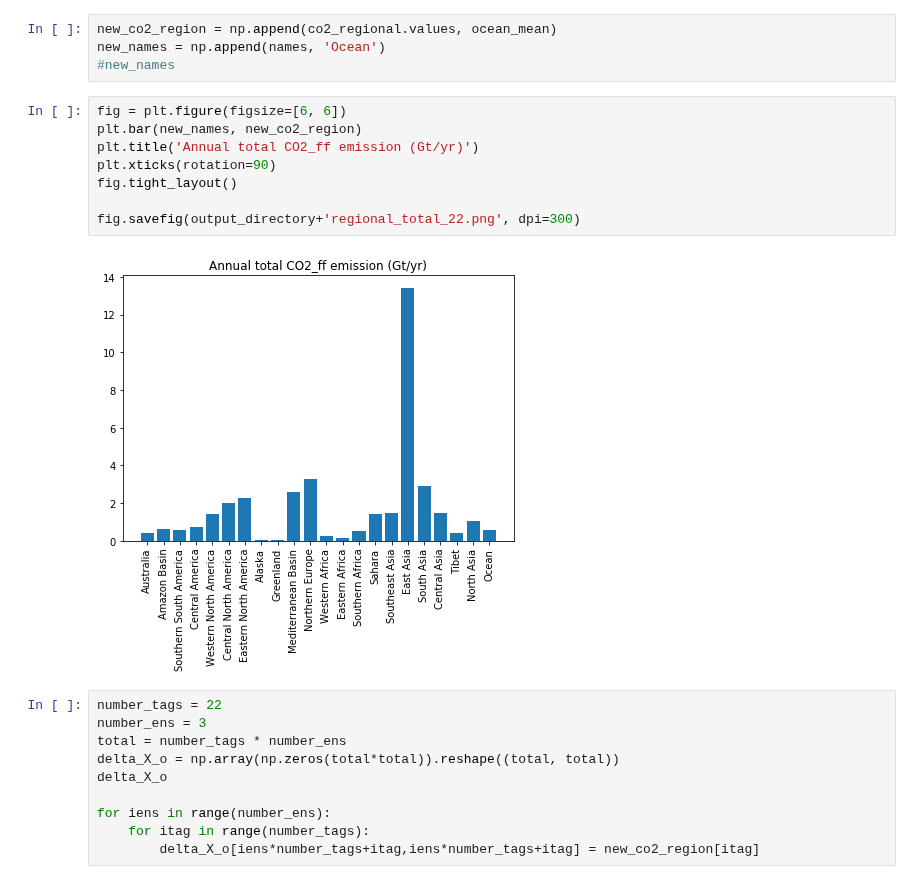
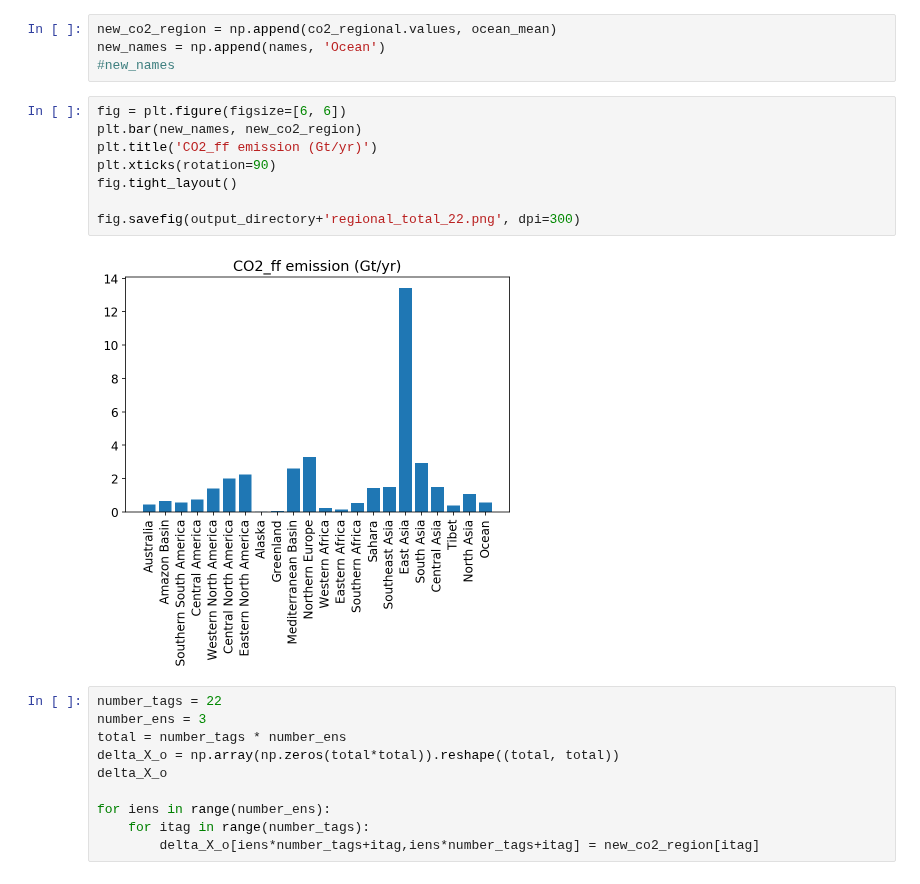
Before and after one commit to MehliyarSadiq/geoschem_simulations, a Jupyter notebook: inversion/satellite/oco-2/3.emission.ipynb, the cells around one changed output. Saved outputs shown, nothing was run; the diff lists cells and outputs as text.

```diff
--- a/inversion/satellite/oco-2/3.emission.ipynb
+++ b/inversion/satellite/oco-2/3.emission.ipynb
@@ -105,13 +105,13 @@ new_names = np.append(names, 'Ocean')
 # %%
 fig = plt.figure(figsize=[6, 6])
 plt.bar(new_names, new_co2_region)
-plt.title('Annual total CO2_ff emission (Gt/yr)')
+plt.title('CO2_ff emission (Gt/yr)')
 plt.xticks(rotation=90)
 fig.tight_layout()
 
 fig.savefig(output_directory+'regional_total_22.png', dpi=300)
 # %% [output]
-[figure, old version]
+[figure, new version]
 # %%
 number_tags = 22
 number_ens = 3
```
Also changed, not shown: parts of 6 cells of this notebook, 1 other file.
